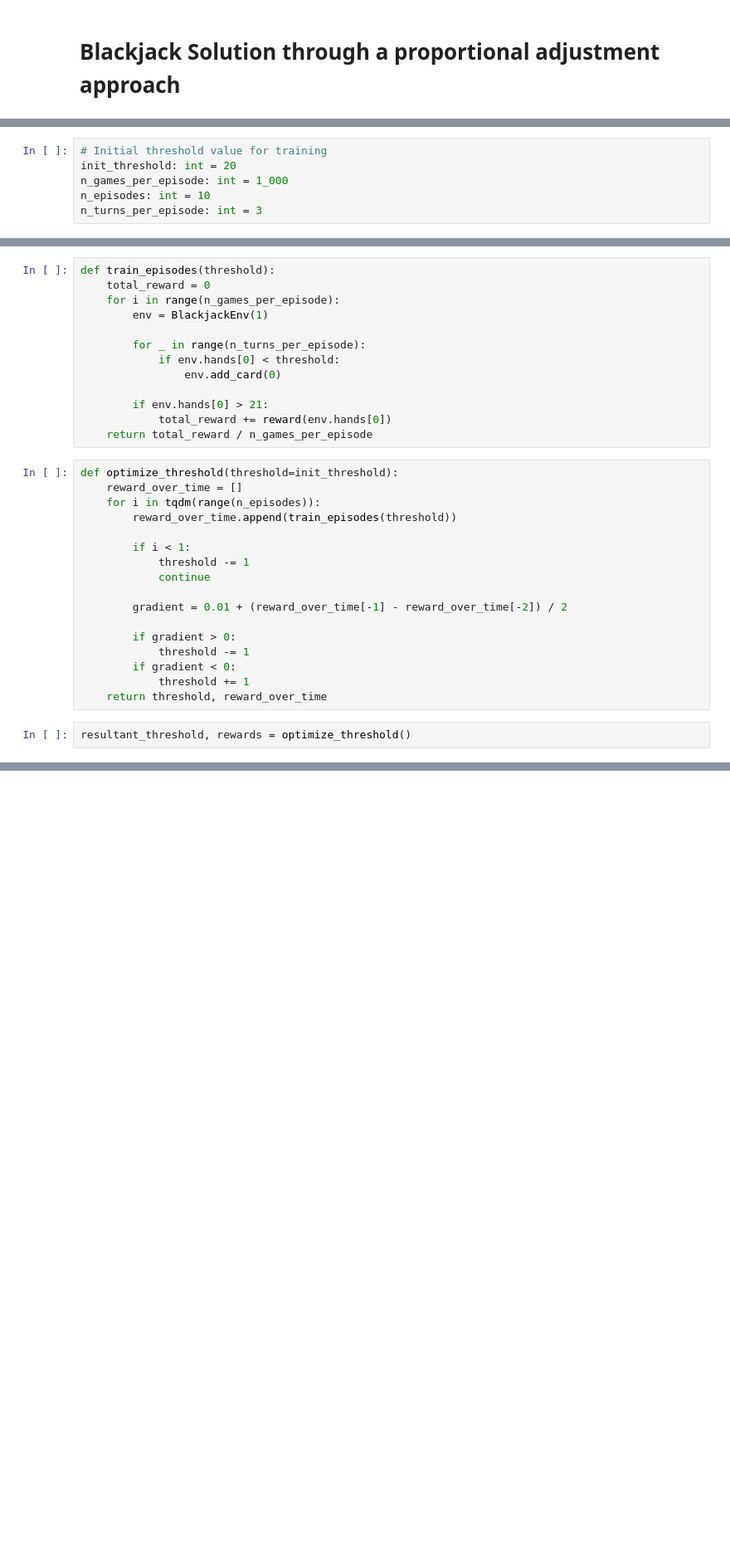
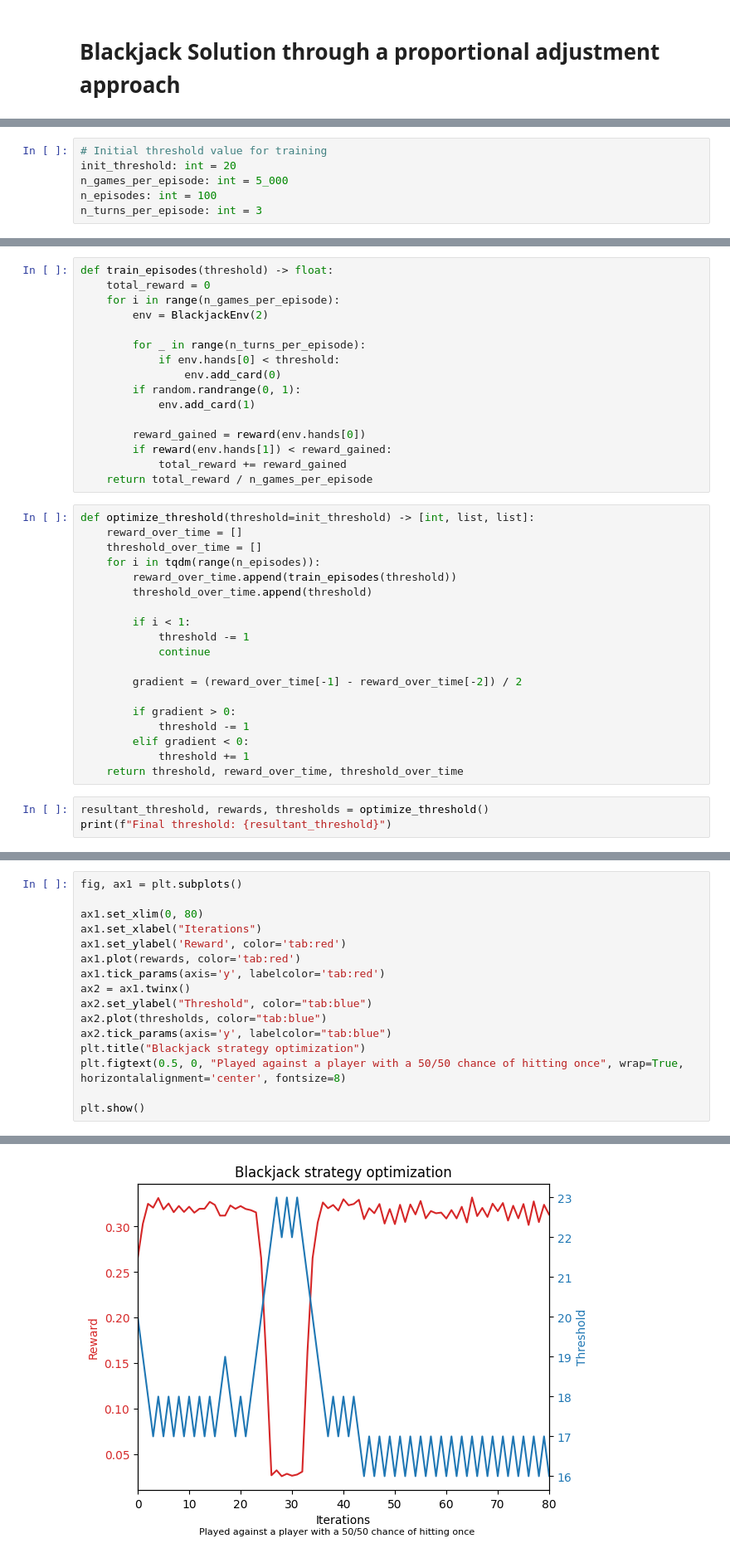
Before and after one commit to T-Lind/PythonMachineLearning, a Jupyter notebook: blackjack_strategy/IterativeBlackjackSolution.ipynb, the cells around one changed output, grey strips where cells are left out. Shown at 83% size. Saved outputs shown, nothing was run; the diff lists cells and outputs as text; blank space fills up the shorter version.

```diff
--- a/blackjack_strategy/IterativeBlackjackSolution.ipynb
+++ b/blackjack_strategy/IterativeBlackjackSolution.ipynb
@@ -7,7 +8,7 @@ from tqdm import tqdm
 # %%
 # Initial threshold value for training
 init_threshold: int = 20
-n_games_per_episode: int = 1_000
-n_episodes: int = 10
+n_games_per_episode: int = 5_000
+n_episodes: int = 100
 n_turns_per_episode: int = 3
 # %%
@@ -18,32 +19,38 @@ def reward(ending_val):
 # %%
-def train_episodes(threshold):
+def train_episodes(threshold) -> float:
     total_reward = 0
     for i in range(n_games_per_episode):
-        env = BlackjackEnv(1)
+        env = BlackjackEnv(2)
 
         for _ in range(n_turns_per_episode):
             if env.hands[0] < threshold:
                 env.add_card(0)
+        if random.randrange(0, 1):
+            env.add_card(1)
 
-        if env.hands[0] > 21:
-            total_reward += reward(env.hands[0])
+        reward_gained = reward(env.hands[0])
+        if reward(env.hands[1]) < reward_gained:
+            total_reward += reward_gained
     return total_reward / n_games_per_episode
 # %%
-def optimize_threshold(threshold=init_threshold):
+def optimize_threshold(threshold=init_threshold) -> [int, list, list]:
     reward_over_time = []
+    threshold_over_time = []
     for i in tqdm(range(n_episodes)):
         reward_over_time.append(train_episodes(threshold))
+        threshold_over_time.append(threshold)
 
         if i < 1:
             threshold -= 1
             continue
 
-        gradient = 0.01 + (reward_over_time[-1] - reward_over_time[-2]) / 2
+        gradient = (reward_over_time[-1] - reward_over_time[-2]) / 2
 
         if gradient > 0:
             threshold -= 1
-        if gradient < 0:
+        elif gradient < 0:
             threshold += 1
-    return threshold, reward_over_time
+    return threshold, reward_over_time, threshold_over_time
 # %%
-resultant_threshold, rewards = optimize_threshold()
+resultant_threshold, rewards, thresholds = optimize_threshold()
+print(f"Final threshold: {resultant_threshold}")
@@ -57,0 +57,17 @@ Final threshold: -80
+# %%
+fig, ax1 = plt.subplots()
+
+ax1.set_xlim(0, 80)
+ax1.set_xlabel("Iterations")
+ax1.set_ylabel('Reward', color='tab:red')
+ax1.plot(rewards, color='tab:red')
+ax1.tick_params(axis='y', labelcolor='tab:red')
+ax2 = ax1.twinx()
+ax2.set_ylabel("Threshold", color="tab:blue")
+ax2.plot(thresholds, color="tab:blue")
+ax2.tick_params(axis='y', labelcolor="tab:blue")
+plt.title("Blackjack strategy optimization")
+plt.figtext(0.5, 0, "Played against a player with a 50/50 chance of hitting once", wrap=True, horizontalalignment='center', fontsize=8)
+
+plt.show()
+# %% [output]
@@ -57,0 +75 @@ Final threshold: -80
+[figure, added]
```
Also changed, not shown: parts of 4 cells of this notebook, 5 other files.
